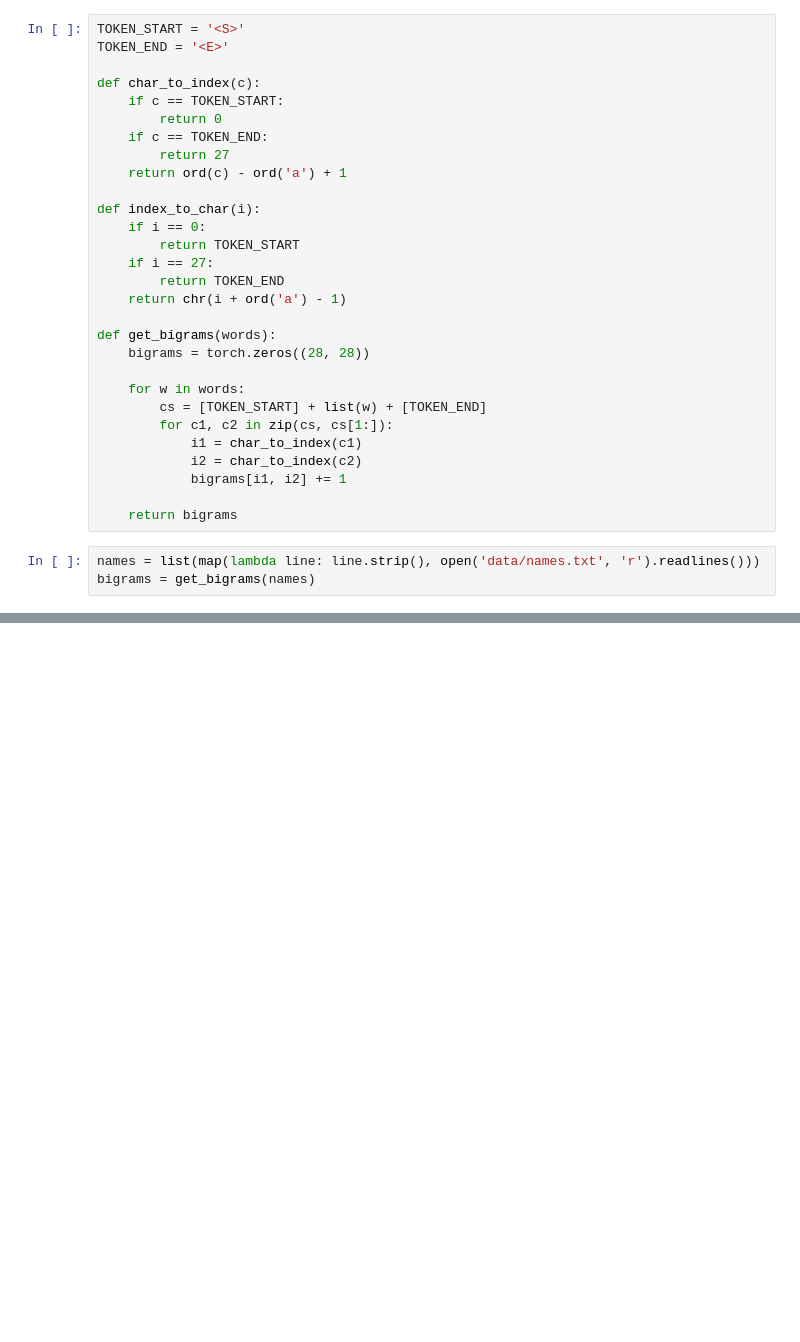
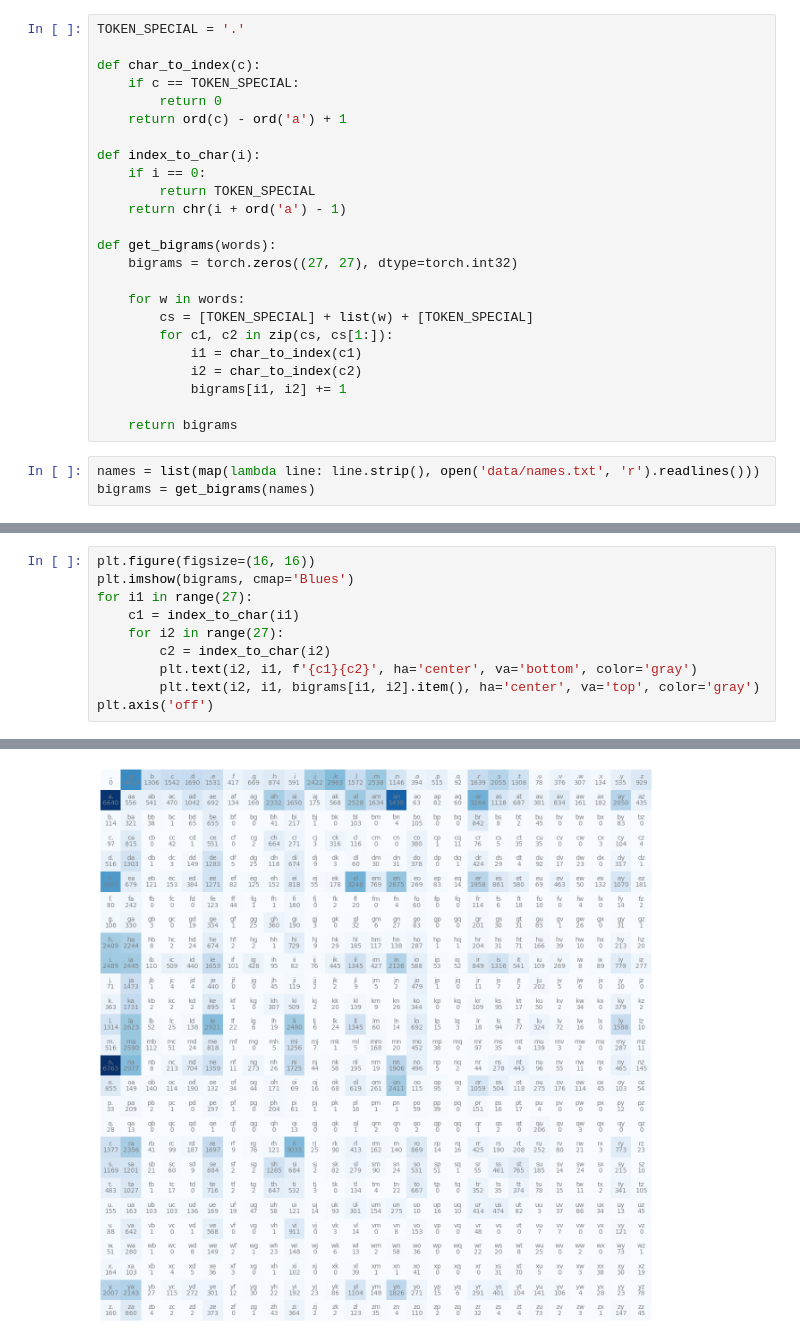
Before and after one commit to candu/nn-zero-to-hero, a Jupyter notebook: build_makemore_yay.ipynb, the cells around one changed output, grey strips where cells are left out. Saved outputs shown, nothing was run; the diff lists cells and outputs as text; blank space fills up the shorter version.

Commit message:
Bigram plot
Decided to pull the char-to-index and index-to-char mappings out into
their own functions for readability.

```diff
--- a/build_makemore_yay.ipynb
+++ b/build_makemore_yay.ipynb
@@ -3,26 +5,21 @@ import torch
 # %%
-TOKEN_START = '<S>'
-TOKEN_END = '<E>'
+TOKEN_SPECIAL = '.'
 
 def char_to_index(c):
-    if c == TOKEN_START:
+    if c == TOKEN_SPECIAL:
         return 0
-    if c == TOKEN_END:
-        return 27
     return ord(c) - ord('a') + 1
 
 def index_to_char(i):
     if i == 0:
-        return TOKEN_START
-    if i == 27:
-        return TOKEN_END
+        return TOKEN_SPECIAL
     return chr(i + ord('a') - 1)
 
 def get_bigrams(words):
-    bigrams = torch.zeros((28, 28))
+    bigrams = torch.zeros((27, 27), dtype=torch.int32)
 
     for w in words:
-        cs = [TOKEN_START] + list(w) + [TOKEN_END]
+        cs = [TOKEN_SPECIAL] + list(w) + [TOKEN_SPECIAL]
         for c1, c2 in zip(cs, cs[1:]):
             i1 = char_to_index(c1)
             i2 = char_to_index(c2)
@@ -54,0 +32,11 @@ tensor([[0.0000e+00, 4.4100e+03, 1.3060e+03, 1.5420e+03, 1.6900e+03, 1.5310e+03,
+# %%
+plt.figure(figsize=(16, 16))
+plt.imshow(bigrams, cmap='Blues')
+for i1 in range(27):
+    c1 = index_to_char(i1)
+    for i2 in range(27):
+        c2 = index_to_char(i2)
+        plt.text(i2, i1, f'{c1}{c2}', ha='center', va='bottom', color='gray')
+        plt.text(i2, i1, bigrams[i1, i2].item(), ha='center', va='top', color='gray')
+plt.axis('off')
+# %% [output]
@@ -54,0 +44 @@ tensor([[0.0000e+00, 4.4100e+03, 1.3060e+03, 1.5420e+03, 1.6900e+03, 1.5310e+03,
+[figure, added]
```
Also changed, not shown: parts of 3 cells of this notebook.
